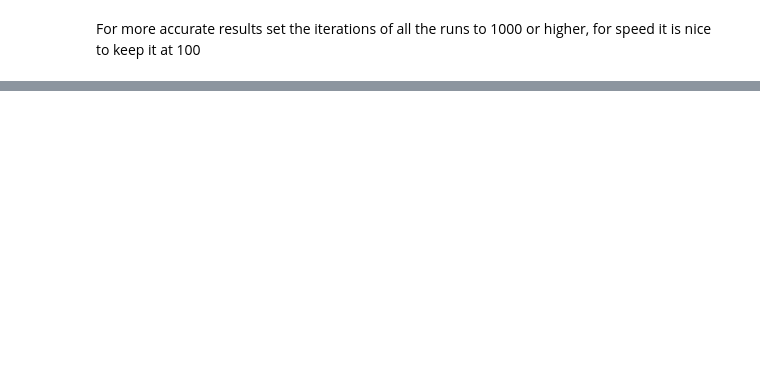
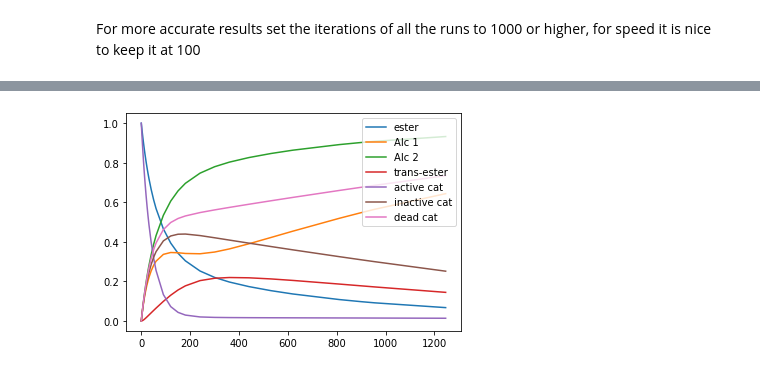
Before and after one commit to EPiCs-group/ODE_fitter, a Jupyter notebook: Chemfit_with_functions.ipynb, the cells around one changed output, grey strips where cells are left out. Cells and saved outputs as stored; diff of their text form; code cells hidden in the pictures; blank space fills up the shorter version.

```diff
--- a/Chemfit_with_functions.ipynb
+++ b/Chemfit_with_functions.ipynb
@@ -534,0 +770,6 @@ frame = display(result) #final results
+# %%
+#and there is a function to plot the graph of your reaction using your desired initial conditions
+graph_result(diff, result, list(data_list[0]['time']), [1,0,0,0,1,0,0], 363, labels = ['ester','Alc 1', 'Alc 2', 'trans-ester', 'active cat', 'inactive cat', 'dead cat'])
+#the parameters are your differential system, the results table, the timespan, the initial concentrations, the initial temprature, and the labels for the lines of all compounds
+# %% [output]
+[figure, added]
```
Also changed, not shown: parts of 14 cells of this notebook, 12 other files.
